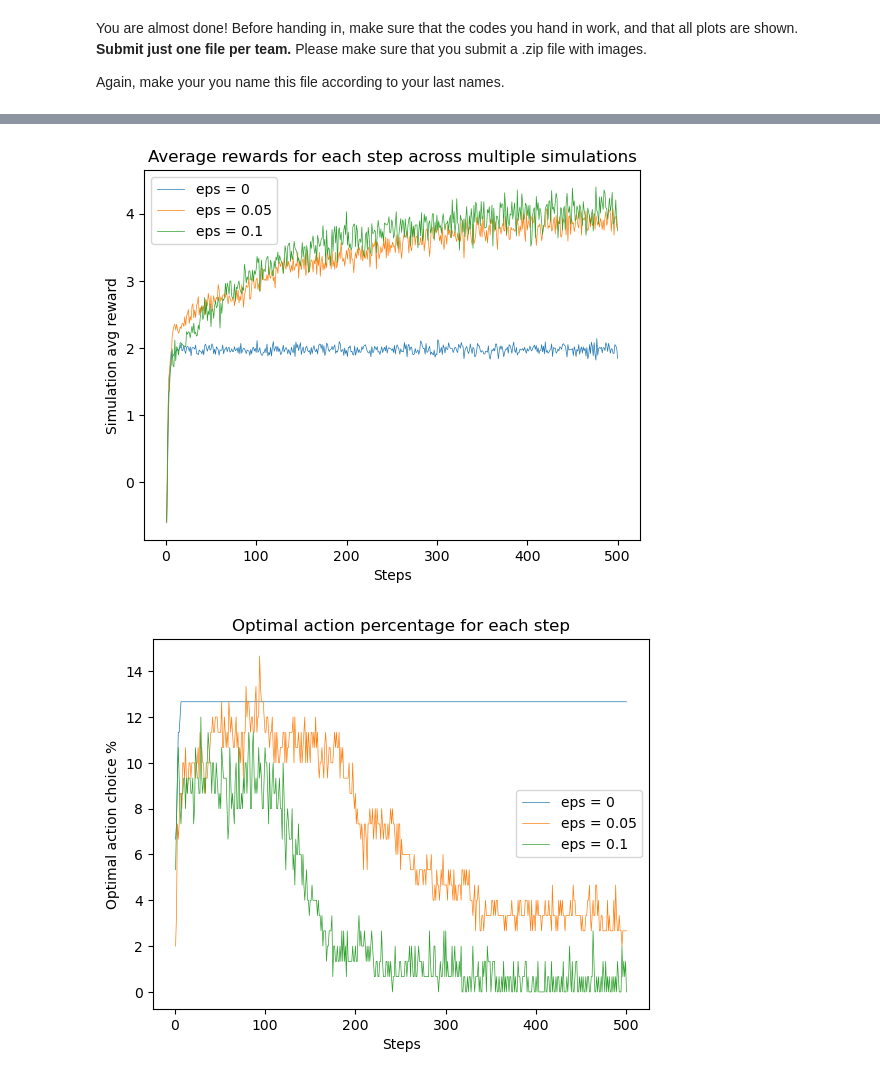
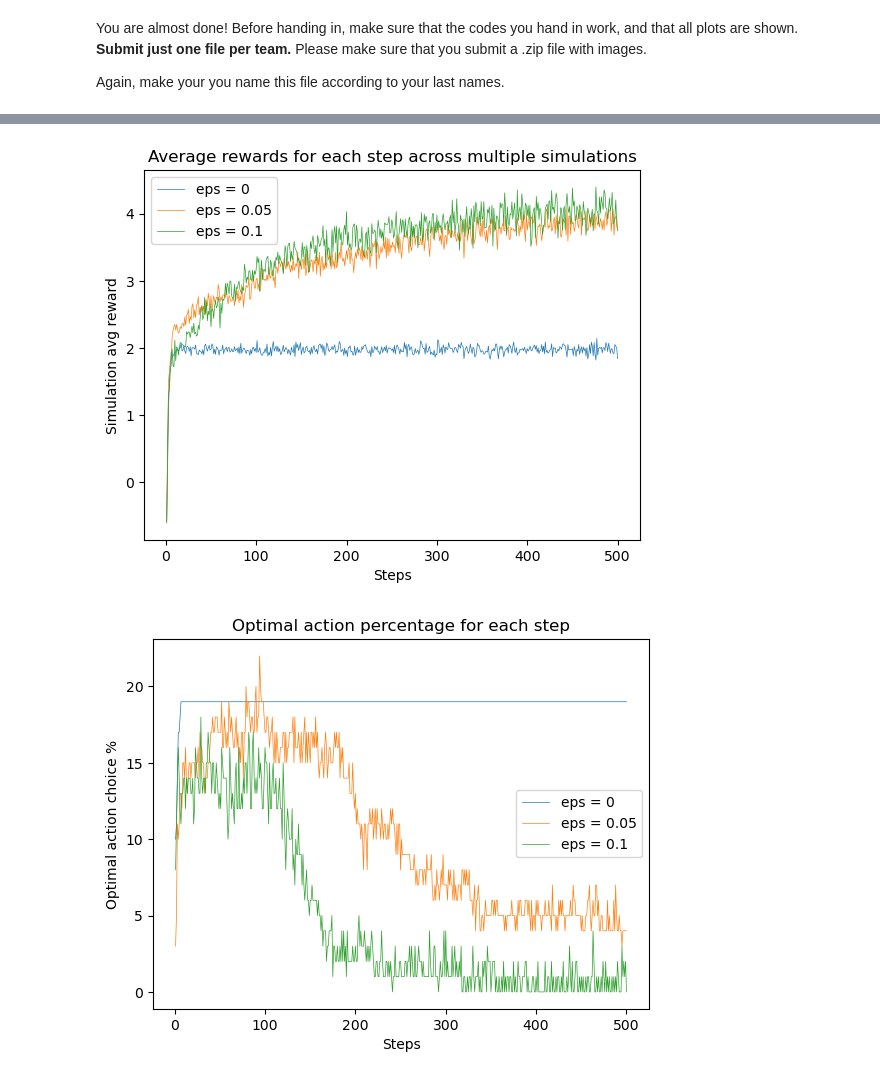
Before and after one commit to leonardocarboni/aml-carboni-bais, a Jupyter notebook: AML_ass1.ipynb, the cells around one changed output, grey strips where cells are left out. Cells and saved outputs as stored; diff of their text form; code cells hidden in the pictures.

```diff
--- a/AML_ass1.ipynb
+++ b/AML_ass1.ipynb
@@ -281,18 +281,16 @@ env = GamblingRoom(num_action)
 # delete the wrap
 env = env.unwrapped
 
-best_action = None
+best_action = -1
 best_mu = -10
 for i, sm in enumerate(env.r_machines):
     if best_mu < sm.mu:
         best_action = i
 
-# show the action space
-data = pd.DataFrame({'epsilon': np.arange(0,0.5,0.05), 'avg_step_rewards': [[]]*10, 'best_action_perc': [[0]]*10})
-steps_list = [[]]*10
-eps_ba = [[]]*10
+steps_list = []
+best_action_epsilon = []
 
-for i_eps, epsilon in enumerate(np.arange(0,0.5,0.05)):
+for i_eps, epsilon in enumerate(np.arange(0, 0.11, 0.05)):
     step_ba = np.zeros(num_episodes)
     steps_reward = np.zeros((num_runs, num_episodes))
     sims = np.zeros(num_runs)
@@ -306,36 +304,40 @@ for i_eps, epsilon in enumerate(np.arange(0,0.5,0.05)):
             reward_tot += reward
             steps_reward[i_run, i_step] = reward
             if action == best_action:
-                print(step_ba[:10])
                 step_ba[i_step] += 1
         sims[i_run] = reward_tot
-    eps_ba[i_eps] = step_ba * 100 / num_runs
-    print(np.mean(sims))
-    steps_avg_reward = np.mean(steps_reward, axis = 0)
-    steps_list[i_eps] = steps_avg_reward
+    steps_avg_reward = np.mean(steps_reward, axis=0)
+    steps_list.append(steps_avg_reward)
+    print(step_ba[:50])
+    best_action_epsilon.append(step_ba)
+    # print(np.mean(sims))
+
 env.close()
-data['avg_step_rewards'] = steps_list
-data['best_action_perc'] = eps_ba
 
-# avg reward plot
-plot1, = plt.plot(np.arange(1,501,1), data['avg_step_rewards'][0], label = 'eps = 0', linewidth = 0.5)
+plot1, = plt.plot(np.arange(1, 501, 1), np.array(
+    steps_list[0]), label='eps = 0', linewidth=0.5)
 
-plot2, = plt.plot(np.arange(1,501,1),data['avg_step_rewards'][1], label = 'eps = 0.05', linewidth = 0.5)
+plot2, = plt.plot(np.arange(1, 501, 1), np.array(
+    steps_list[1]), label='eps = 0.05', linewidth=0.5)
 
-plot3, = plt.plot(np.arange(1,501,1), data['avg_step_rewards'][2], label = 'eps = 0.1', linewidth = 0.5)
-plt.legend(handles = [plot1, plot2, plot3])
+plot3, = plt.plot(np.arange(1, 501, 1), np.array(
+    steps_list[2]), label='eps = 0.1', linewidth=0.5)
+plt.legend(handles=[plot1, plot2, plot3])
 plt.xlabel("Steps")
 plt.ylabel("Simulation avg reward")
 plt.title("Average rewards for each step across multiple simulations")
 plt.show()
 
-# %optimal action plot
-plot1, = plt.plot(np.arange(1,501,1), data['best_action_perc'][0], label = 'eps = 0', linewidth = 0.5)
+# # %optimal action plot
+plot1, = plt.plot(np.arange(1, 501, 1), np.array(
+    best_action_epsilon[0]), label='eps = 0', linewidth=0.5)
 
-plot2, = plt.plot(np.arange(1,501,1),data['best_action_perc'][1], label = 'eps = 0.05', linewidth = 0.5)
+plot2, = plt.plot(np.arange(1, 501, 1), np.array(
+    best_action_epsilon[1]), label='eps = 0.05', linewidth=0.5)
 
-plot3, = plt.plot(np.arange(1,501,1), data['best_action_perc'][2], label = 'eps = 0.1', linewidth = 0.5)
-plt.legend(handles = [plot1, plot2, plot3])
+plot3, = plt.plot(np.arange(1, 501, 1), np.array(
+    best_action_epsilon[2]), label='eps = 0.1', linewidth=0.5)
+plt.legend(handles=[plot1, plot2, plot3])
 plt.xlabel("Steps")
 plt.ylabel("Optimal action choice %")
 plt.title("Optimal action percentage for each step")
@@ -361,2 +355,2 @@ plt.show()
 [figure]
-[figure, old version]
+[figure, new version]
```
Also changed, not shown: parts of 3 cells of this notebook.
